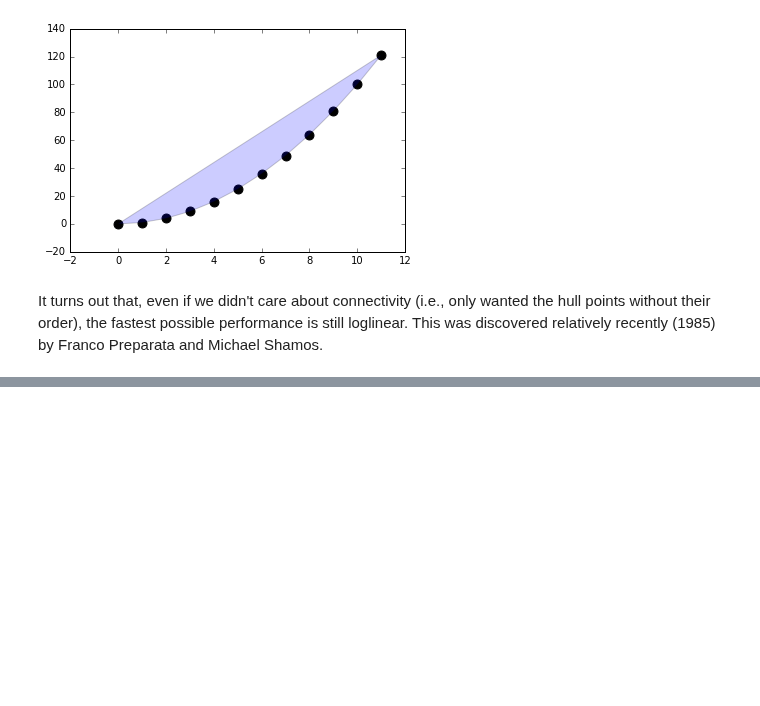
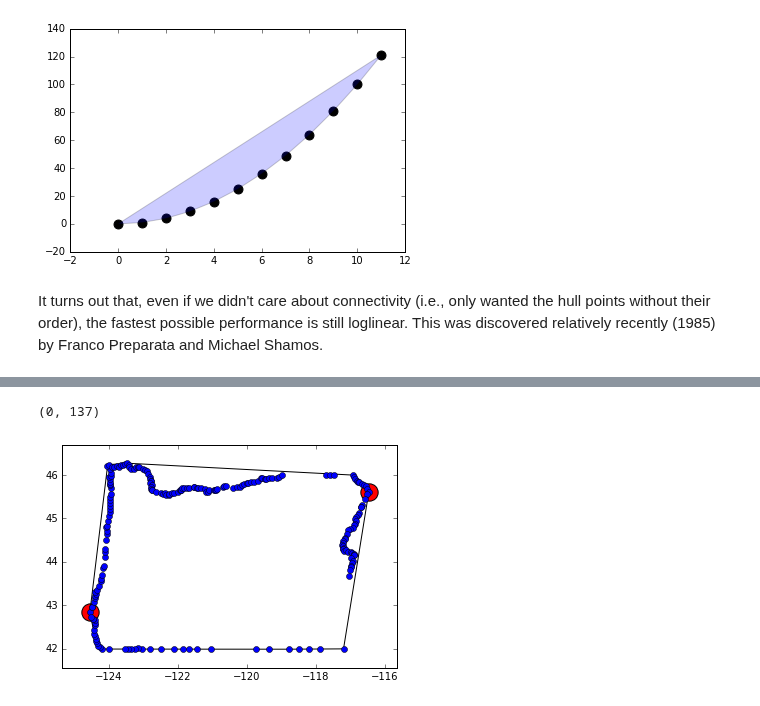
Before and after one commit to tylerjereddy/pycon-2016, a Jupyter notebook: computational_geometry_tutorial.ipynb, the cells around one changed output, grey strips where cells are left out. Cells and saved outputs as stored; diff of their text form; code cells hidden in the pictures; blank space fills up the shorter version.

Commit message:
Added section 3.4.1 covering a nice 2D practical example of the usage of scipy.spatial.ConvexHull().

```diff
--- a/computational_geometry_tutorial.ipynb
+++ b/computational_geometry_tutorial.ipynb
@@ -548,0 +555,20 @@ It turns out that, even if we didn't care about connectivity (i.e., only wanted
+# %%
+#determine the indices of the West / East limit points (which also fall on the convex hull, by definition):
+x_min_index = np.argmin(Oregon_vertices[...,0])
+x_max_index = np.argmax(Oregon_vertices[...,0])
+x_min_index, x_max_index
+# %% [output]
+(0, 137)
+# %%
+#confirm positions of the West/ East limits in the context of the state and its convex hull
+x_min_coord = Oregon_vertices[0]
+x_max_coord = Oregon_vertices[137]
+fig_Oregon_limits = plt.figure()
+ax = fig_Oregon_limits.add_subplot(111)
+ax.scatter(x_min_coord[0], x_min_coord[1], c='red', s = 300)
+ax.scatter(x_max_coord[0], x_max_coord[1], c='red', s = 300)
+
+hull = scipy.spatial.ConvexHull(Oregon_vertices)
+hull_plot = scipy.spatial.convex_hull_plot_2d(hull, ax)
+# %% [output]
+[figure, added]
```
Also changed, not shown: parts of 9 cells of this notebook.
